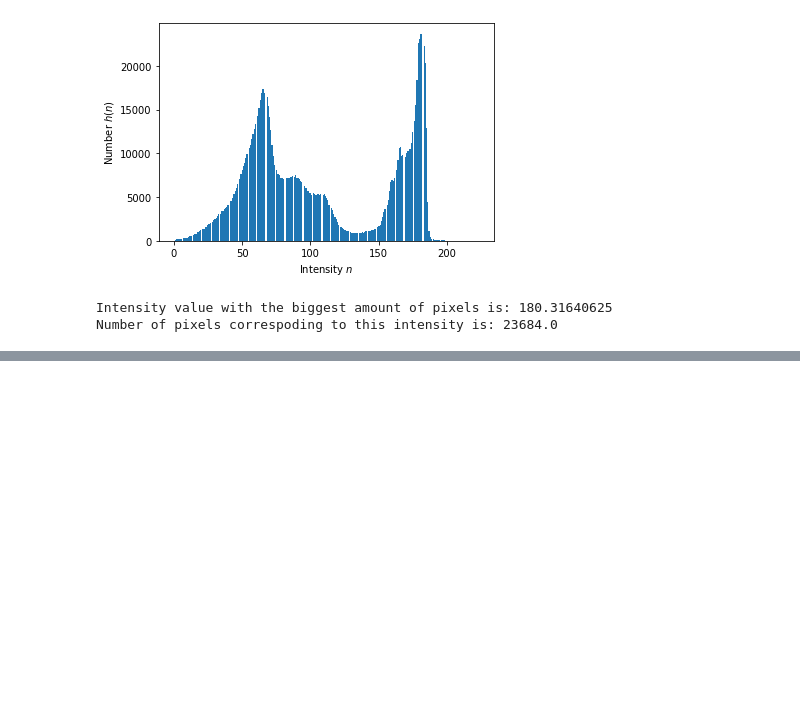
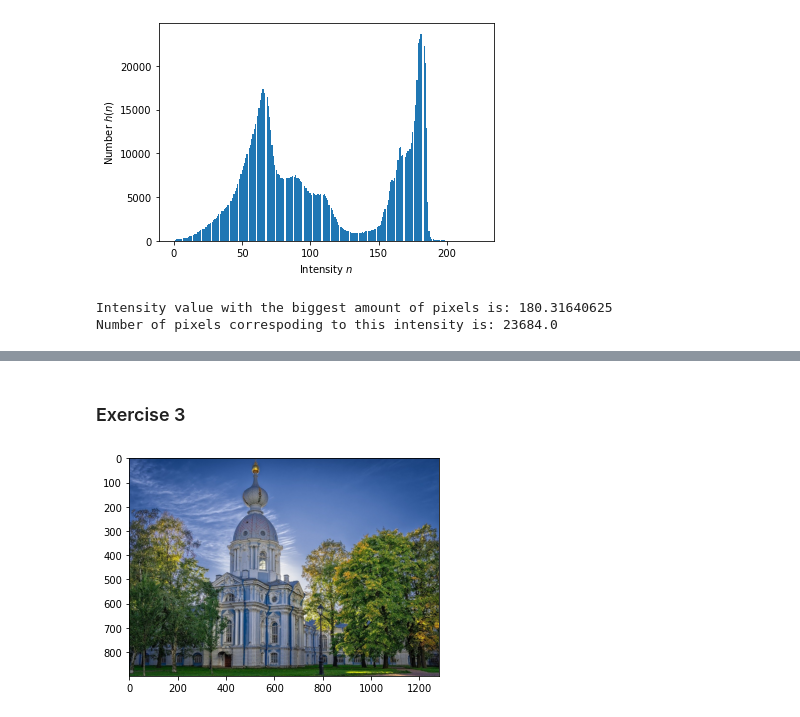
Before and after one commit to hirnlosen/ITMO_IP, a Jupyter notebook: Task_3/Task_3_Spatial_filtering.ipynb, the cells around one changed output, grey strips where cells are left out. Saved outputs shown, nothing was run; the diff lists cells and outputs as text; code cells hidden in the pictures; blank space fills up the shorter version.

```diff
--- a/Task_3/Task_3_Spatial_filtering.ipynb
+++ b/Task_3/Task_3_Spatial_filtering.ipynb
@@ -89,0 +88,13 @@ Maximum density value among all channels is: 0.020743397007102957
+# %% [markdown]
+### Exercise 3
+# %%
+# Reading image with OpenCV
+image_3_name = "monastery-3714287_1280.jpg"
+image_3_bgr = cv2.imread(images_path + image_3_name)
+
+# Converting image from bgr to rgb format and displaying image on the screen
+image_3_rgb = cv2.cvtColor(image_3_bgr, cv2.COLOR_BGR2RGB)
+plt.imshow(image_3_rgb)
+plt.show()
+# %% [output]
+[figure, added]
```
Also changed, not shown: parts of 15 cells of this notebook.
